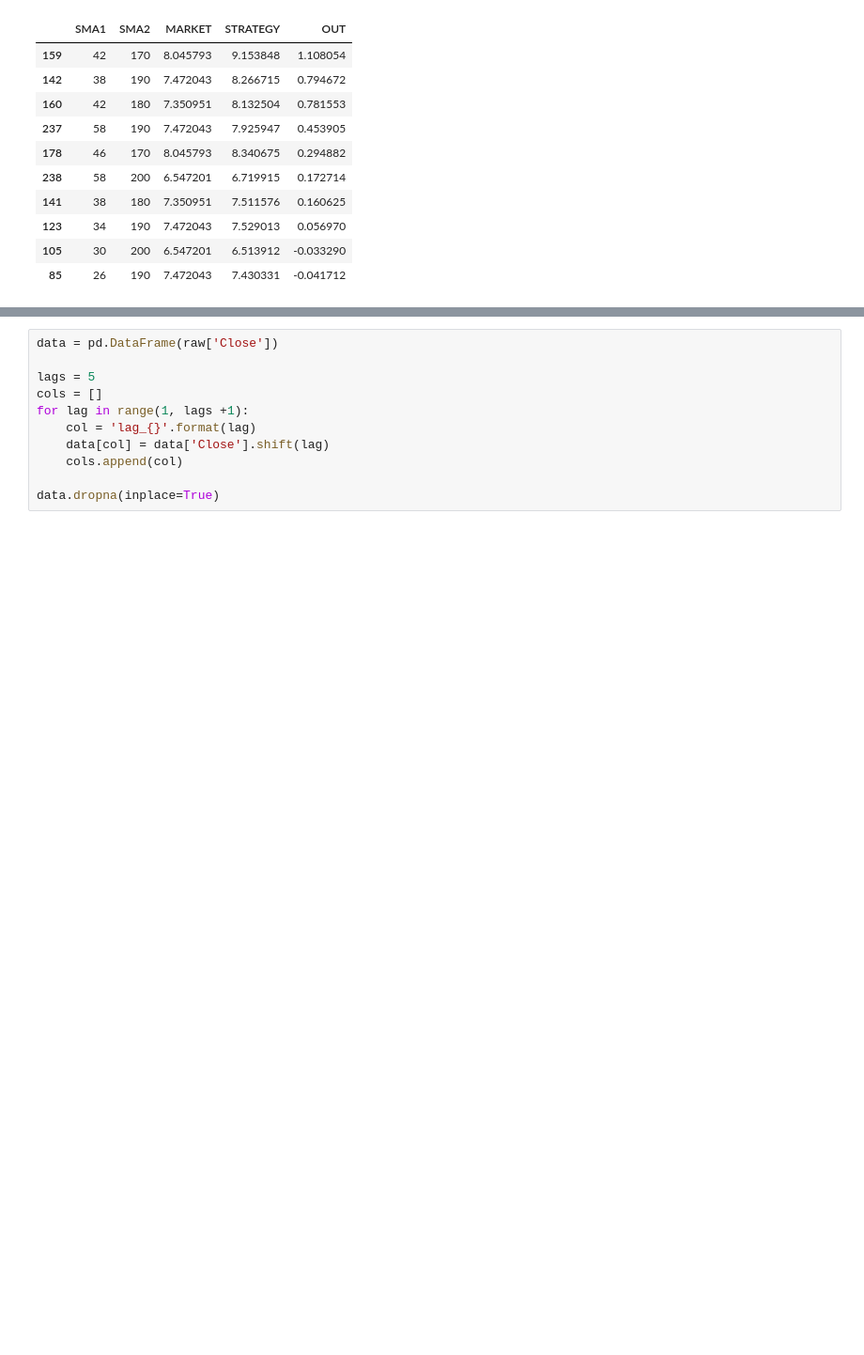
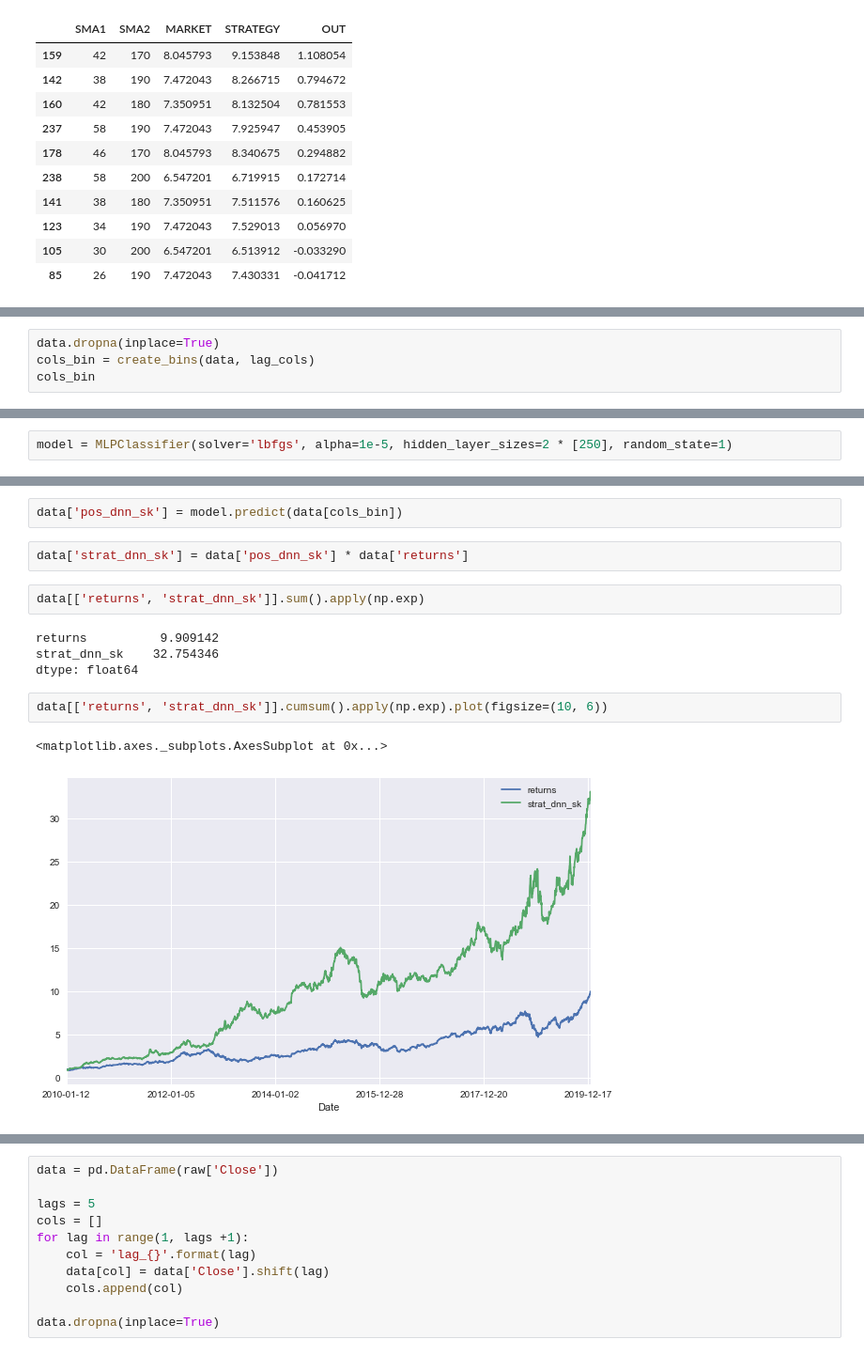
Before and after one commit to mikesturm2001/PythonFinance, a Jupyter notebook: Algo Trading.ipynb, the cells around one changed output, grey strips where cells are left out. Shown at 94% size. Saved outputs shown, nothing was run; the diff lists cells and outputs as text; blank space fills up the shorter version.

```diff
--- a/Algo Trading.ipynb
+++ b/Algo Trading.ipynb
@@ -167,0 +204,4 @@ results.sort_values('OUT', ascending=False).head(10)
+# %%
+data.dropna(inplace=True)
+cols_bin = create_bins(data, lag_cols)
+cols_bin
@@ -167,0 +213,2 @@ results.sort_values('OUT', ascending=False).head(10)
+# %%
+model = MLPClassifier(solver='lbfgs', alpha=1e-5, hidden_layer_sizes=2 * [250], random_state=1)
@@ -167,0 +226,15 @@ results.sort_values('OUT', ascending=False).head(10)
+# %%
+data['pos_dnn_sk'] = model.predict(data[cols_bin])
+# %%
+data['strat_dnn_sk'] = data['pos_dnn_sk'] * data['returns']
+# %%
+data[['returns', 'strat_dnn_sk']].sum().apply(np.exp)
+# %% [output]
+returns          9.909142
+strat_dnn_sk    32.754346
+dtype: float64
+# %%
+data[['returns', 'strat_dnn_sk']].cumsum().apply(np.exp).plot(figsize=(10, 6))
+# %% [output]
+<matplotlib.axes._subplots.AxesSubplot at 0x...>
+[figure, added]
```
Also changed, not shown: parts of 21 cells of this notebook.
